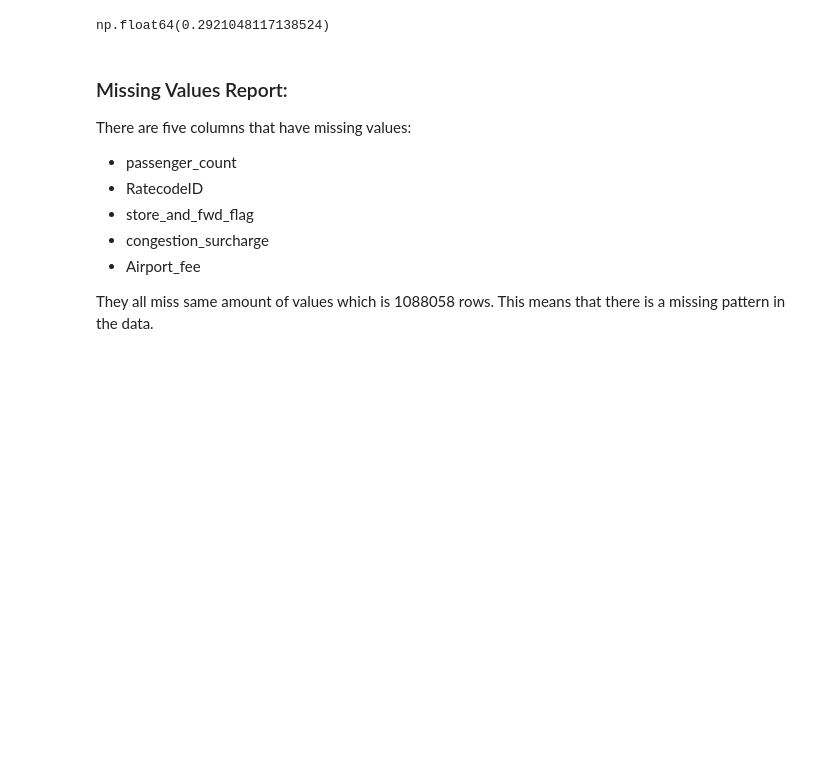
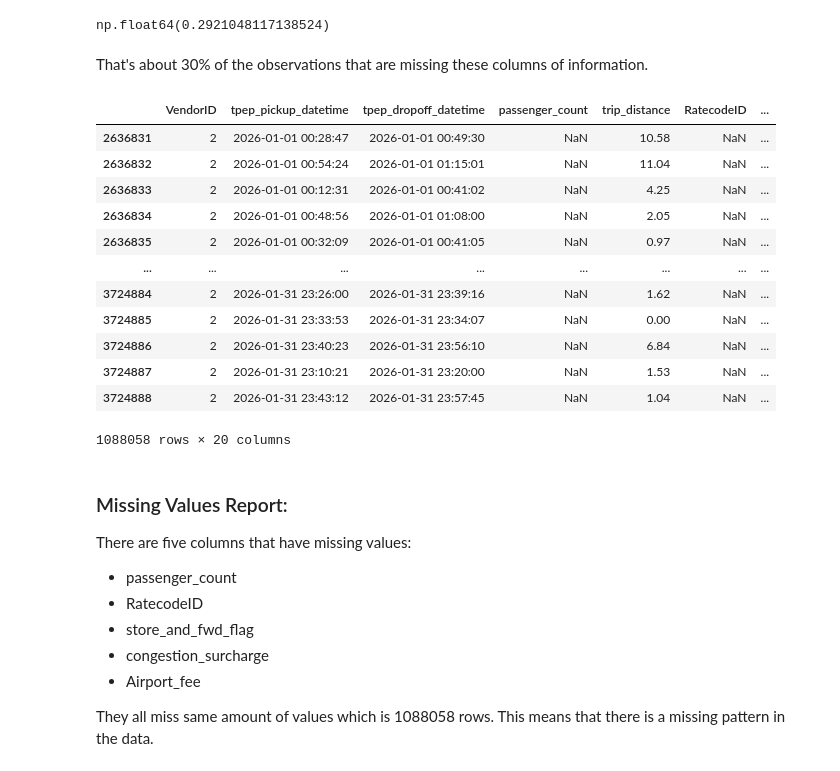
Before and after one commit to samuel54illinois/NYC_TLC_Trip_Record_Analysis, a Jupyter notebook: notebook_analysis/0_data_audit.ipynb, the cells around one changed output. Saved outputs shown, nothing was run; the diff lists cells and outputs as text; code cells hidden in the pictures; blank space fills up the shorter version.

Commit message:
missing investigation continued

```diff
--- a/notebook_analysis/0_data_audit.ipynb
+++ b/notebook_analysis/0_data_audit.ipynb
@@ -229,6 +229,26 @@ np.int64(1088058)
 yellow_trip_data[missing_columns].isna().all(axis=1).sum() / yellow_trip_data.shape[0]
 # %% [output]
 np.float64(0.2921048117138524)
+# %% [markdown]
+That's about 30% of the observations that are missing these columns of information.
+# %%
+missing_mask = yellow_trip_data[missing_columns].isna().all(axis=1)
+
+yellow_trip_data.loc[missing_mask]
+# %% [output]
+|  | VendorID | tpep_pickup_datetime | tpep_dropoff_datetime | passenger_count | trip_distance | RatecodeID | ... |
+| 2636831 | 2 | 2026-01-01 00:28:47 | 2026-01-01 00:49:30 | NaN | 10.58 | NaN | ... |
+| 2636832 | 2 | 2026-01-01 00:54:24 | 2026-01-01 01:15:01 | NaN | 11.04 | NaN | ... |
+| 2636833 | 2 | 2026-01-01 00:12:31 | 2026-01-01 00:41:02 | NaN | 4.25 | NaN | ... |
+| 2636834 | 2 | 2026-01-01 00:48:56 | 2026-01-01 01:08:00 | NaN | 2.05 | NaN | ... |
+| 2636835 | 2 | 2026-01-01 00:32:09 | 2026-01-01 00:41:05 | NaN | 0.97 | NaN | ... |
+| ... | ... | ... | ... | ... | ... | ... | ... |
+| 3724884 | 2 | 2026-01-31 23:26:00 | 2026-01-31 23:39:16 | NaN | 1.62 | NaN | ... |
+| 3724885 | 2 | 2026-01-31 23:33:53 | 2026-01-31 23:34:07 | NaN | 0.00 | NaN | ... |
+| 3724886 | 2 | 2026-01-31 23:40:23 | 2026-01-31 23:56:10 | NaN | 6.84 | NaN | ... |
+| 3724887 | 2 | 2026-01-31 23:10:21 | 2026-01-31 23:20:00 | NaN | 1.53 | NaN | ... |
+| 3724888 | 2 | 2026-01-31 23:43:12 | 2026-01-31 23:57:45 | NaN | 1.04 | NaN | ... |
+1088058 rows × 20 columns
 # %% [markdown]
 ### Missing Values Report:
 
```
Also changed, not shown: parts of 1 cell of this notebook.
